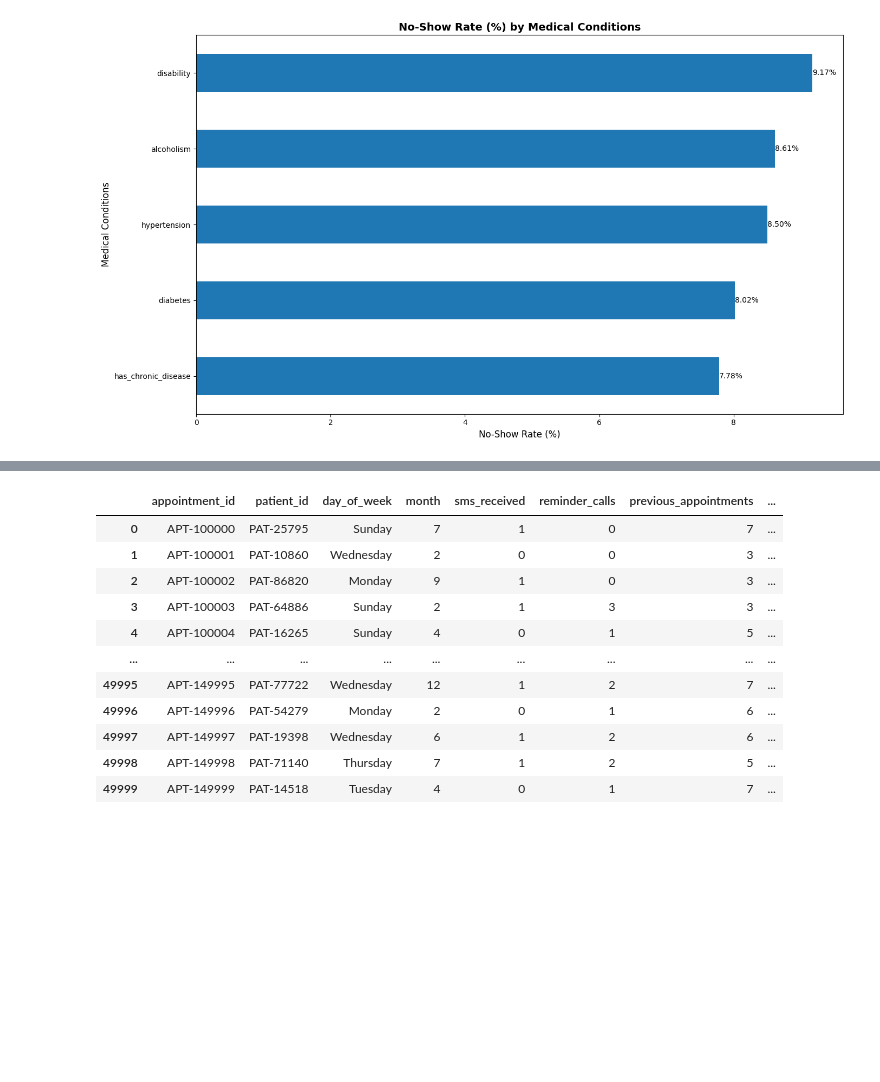
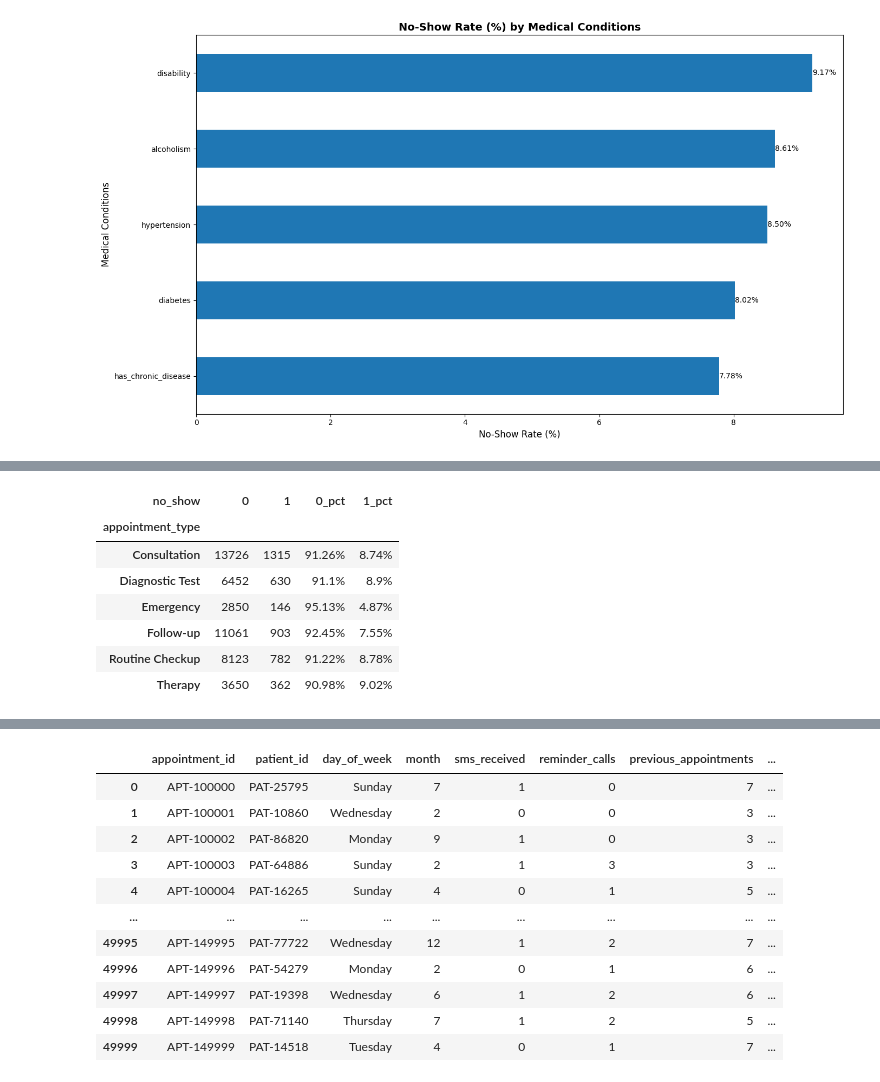
Before and after one commit to akashcstech/Health_Care_No_Show_Data_Analysis, a Jupyter notebook: Data_clean.ipynb, the cells around one changed output, grey strips where cells are left out. Cells and saved outputs as stored; diff of their text form; code cells hidden in the pictures; blank space fills up the shorter version.

Commit message:
check_2

```diff
--- a/Data_clean.ipynb
+++ b/Data_clean.ipynb
@@ -2160,0 +2177,17 @@ plt.show()
+# %%
+#appointment_type
+atns = pd.crosstab(mdf['appointment_type'], pdf['no_show'])
+atnss = (pd.crosstab(mdf['appointment_type'], pdf['no_show'], normalize='index') * 100).round(2)
+atns[['0_pct','1_pct']] = atnss
+view_atns = atns.copy()
+view_atns[['0_pct','1_pct']] = view_atns[['0_pct','1_pct']].astype(str) + '%'
+view_atns
+# %% [output]
+| no_show | 0 | 1 | 0_pct | 1_pct |
+| appointment_type |  |  |  |  |
+| Consultation | 13726 | 1315 | 91.26% | 8.74% |
+| Diagnostic Test | 6452 | 630 | 91.1% | 8.9% |
+| Emergency | 2850 | 146 | 95.13% | 4.87% |
+| Follow-up | 11061 | 903 | 92.45% | 7.55% |
+| Routine Checkup | 8123 | 782 | 91.22% | 8.78% |
+| Therapy | 3650 | 362 | 90.98% | 9.02% |
```
Also changed, not shown: parts of 5 cells of this notebook, 5 other files.
